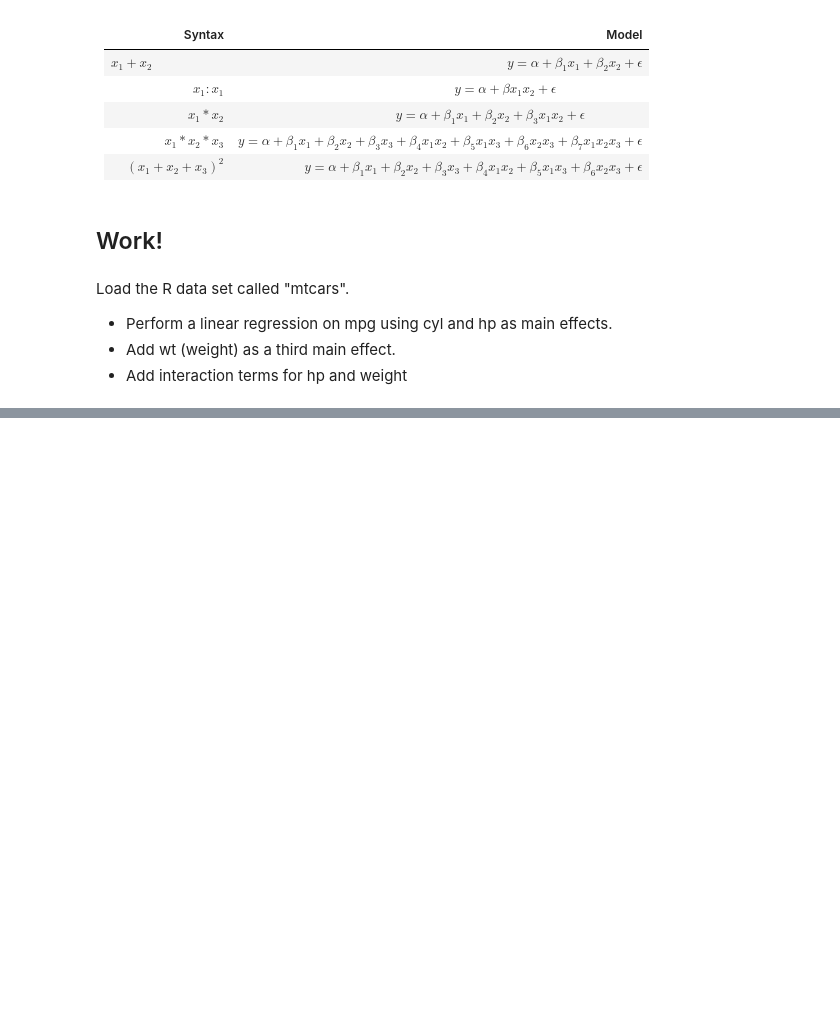
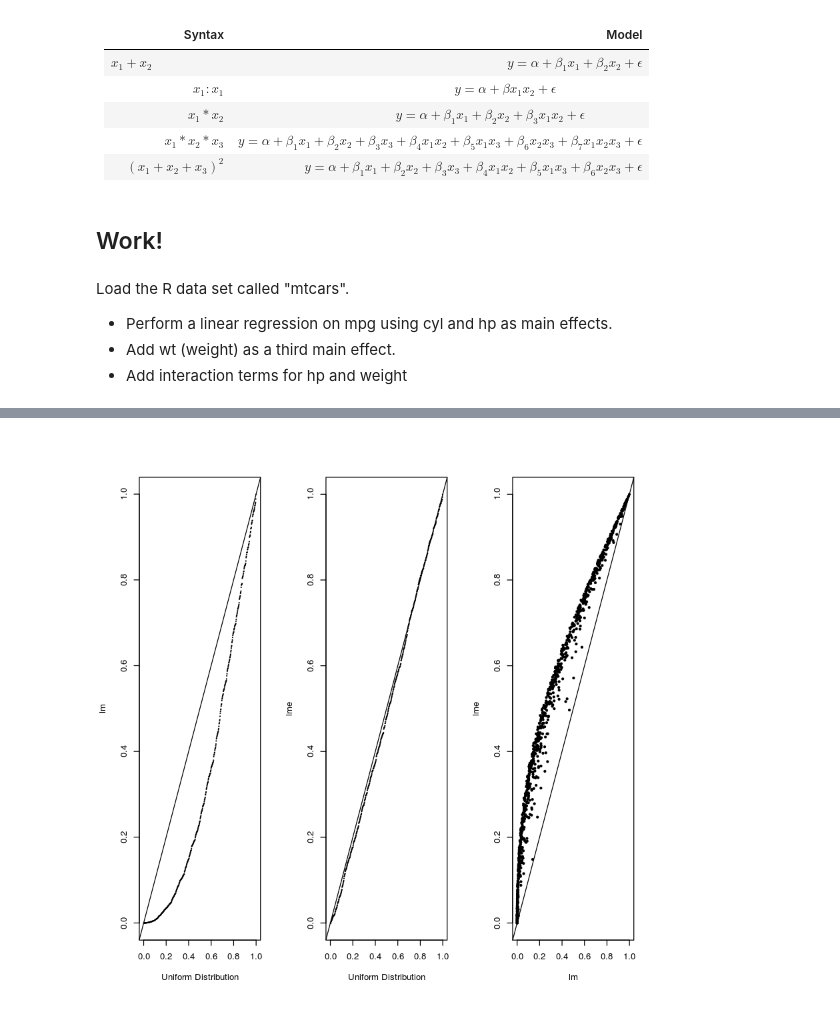
Before and after one commit to duke-biostats/ngs-2015, a Jupyter notebook: Wk1_Tue/RFormulasAndStatisticalModeling.ipynb, the cells around one changed output, grey strips where cells are left out. Drawn from its saved outputs; the diff is of its cells as text; code cells hidden in the pictures; blank space fills up the shorter version.

```diff
--- a/Wk1_Tue/RFormulasAndStatisticalModeling.ipynb
+++ b/Wk1_Tue/RFormulasAndStatisticalModeling.ipynb
@@ -122,0 +330,10 @@ Load the R data set called "mtcars".
+# %%
+par(mfrow=c(1,3))
+qqplot(qunif(ppoints(500)), res[1,],cex=0.1,xlab="Uniform Distribution",ylab="lm")
+abline(0,1)
+qqplot(qunif(ppoints(500)), res[2,],cex=0.1,xlab="Uniform Distribution",ylab="lme")
+abline(0,1)
+plot(res[1,],res[2,],pch=19,cex=0.5,xlab="lm",ylab="lme")
+abline(0,1)
+# %% [output]
+[figure, added]
```
Also changed, not shown: parts of 18 cells of this notebook.
